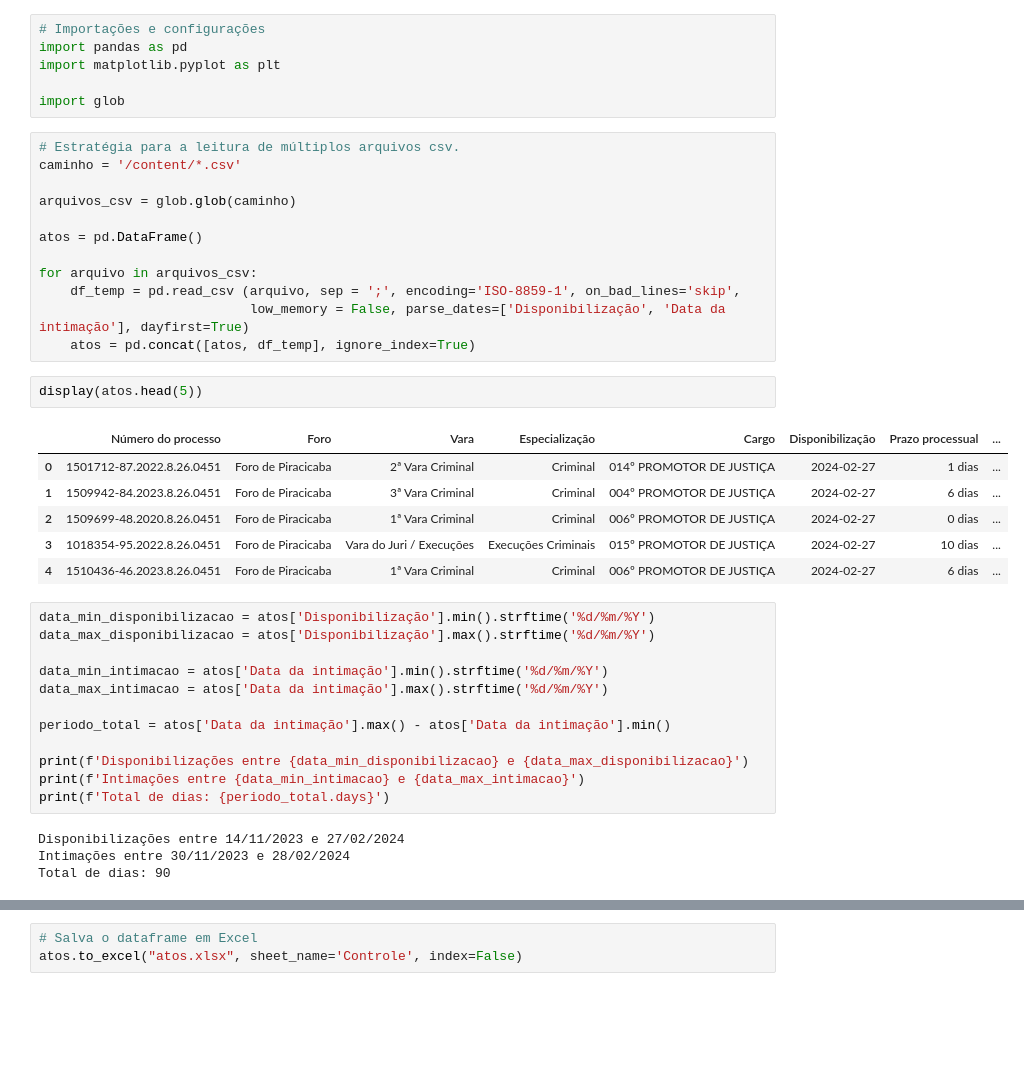
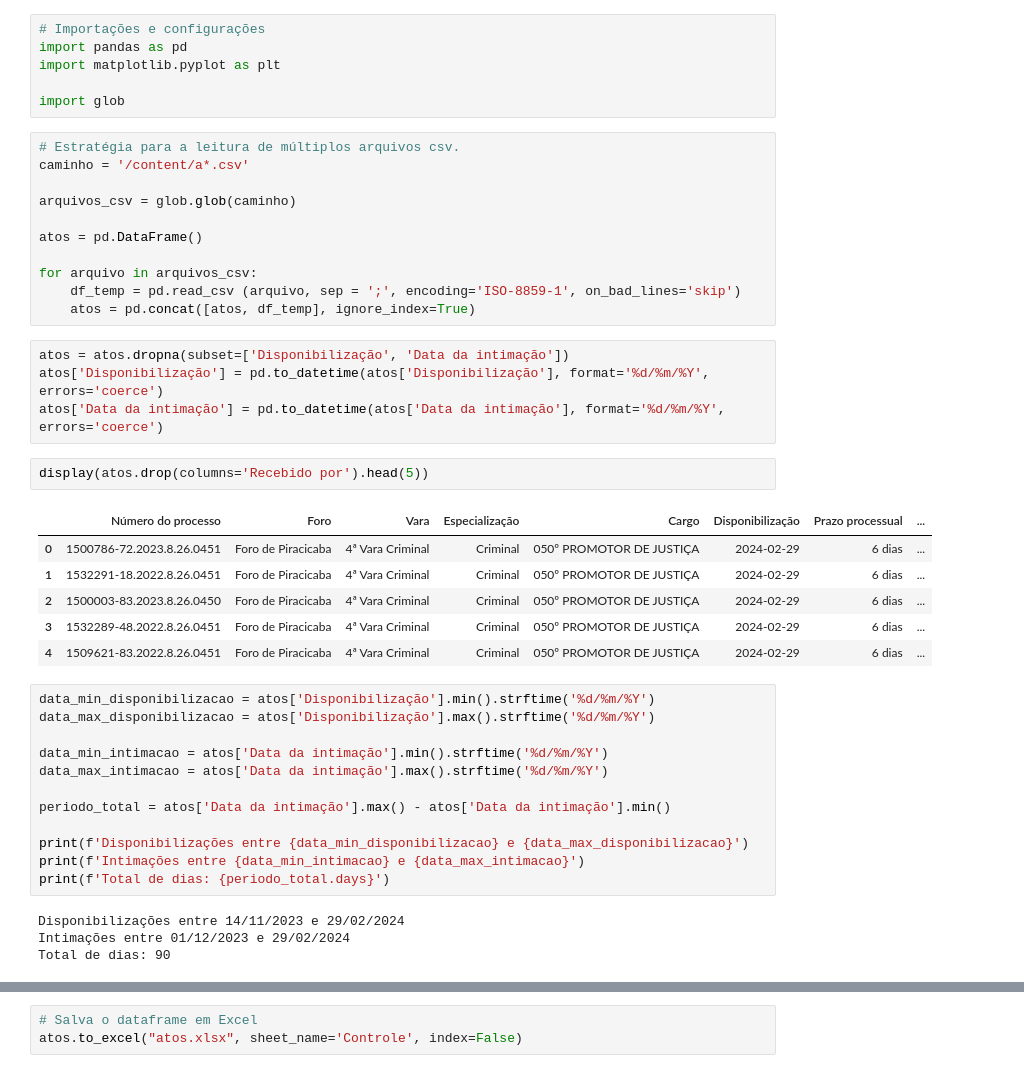
Before and after one commit to jespimentel/atos_cgmp, a Jupyter notebook: eSAJ_CGMP.ipynb, the cells around one changed output, grey strips where cells are left out. Saved outputs shown, nothing was run; the diff lists cells and outputs as text; blank space fills up the shorter version.

```diff
--- a/eSAJ_CGMP.ipynb
+++ b/eSAJ_CGMP.ipynb
@@ -18,25 +18,28 @@ import matplotlib.pyplot as plt
 import glob
 # %%
 # Estratégia para a leitura de múltiplos arquivos csv.
-caminho = '/content/*.csv'
+caminho = '/content/a*.csv'
 
 arquivos_csv = glob.glob(caminho)
 
 atos = pd.DataFrame()
 
 for arquivo in arquivos_csv:
-    df_temp = pd.read_csv (arquivo, sep = ';', encoding='ISO-8859-1', on_bad_lines='skip',
-                           low_memory = False, parse_dates=['Disponibilização', 'Data da intimação'], dayfirst=True)
+    df_temp = pd.read_csv (arquivo, sep = ';', encoding='ISO-8859-1', on_bad_lines='skip')
     atos = pd.concat([atos, df_temp], ignore_index=True)
+# %%
+atos = atos.dropna(subset=['Disponibilização', 'Data da intimação'])
+atos['Disponibilização'] = pd.to_datetime(atos['Disponibilização'], format='%d/%m/%Y', errors='coerce')
+atos['Data da intimação'] = pd.to_datetime(atos['Data da intimação'], format='%d/%m/%Y', errors='coerce')
 # %%
-display(atos.head(5))
+display(atos.drop(columns='Recebido por').head(5))
 # %% [output]
 |  | Número do processo | Foro | Vara | Especialização | Cargo | Disponibilização | Prazo processual | ... |
-| 0 | 1501712-87.2022.8.26.0451 | Foro de Piracicaba | 2ª Vara Criminal | Criminal | 014º PROMOTOR DE JUSTIÇA | 2024-02-27 | 1 dias | ... |
-| 1 | 1509942-84.2023.8.26.0451 | Foro de Piracicaba | 3ª Vara Criminal | Criminal | 004º PROMOTOR DE JUSTIÇA | 2024-02-27 | 6 dias | ... |
-| 2 | 1509699-48.2020.8.26.0451 | Foro de Piracicaba | 1ª Vara Criminal | Criminal | 006º PROMOTOR DE JUSTIÇA | 2024-02-27 | 0 dias | ... |
-| 3 | 1018354-95.2022.8.26.0451 | Foro de Piracicaba | Vara do Juri / Execuções | Execuções Criminais | 015º PROMOTOR DE JUSTIÇA | 2024-02-27 | 10 dias | ... |
-| 4 | 1510436-46.2023.8.26.0451 | Foro de Piracicaba | 1ª Vara Criminal | Criminal | 006º PROMOTOR DE JUSTIÇA | 2024-02-27 | 6 dias | ... |
+| 0 | 1500786-72.2023.8.26.0451 | Foro de Piracicaba | 4ª Vara Criminal | Criminal | 050º PROMOTOR DE JUSTIÇA | 2024-02-29 | 6 dias | ... |
+| 1 | 1532291-18.2022.8.26.0451 | Foro de Piracicaba | 4ª Vara Criminal | Criminal | 050º PROMOTOR DE JUSTIÇA | 2024-02-29 | 6 dias | ... |
+| 2 | 1500003-83.2023.8.26.0450 | Foro de Piracicaba | 4ª Vara Criminal | Criminal | 050º PROMOTOR DE JUSTIÇA | 2024-02-29 | 6 dias | ... |
+| 3 | 1532289-48.2022.8.26.0451 | Foro de Piracicaba | 4ª Vara Criminal | Criminal | 050º PROMOTOR DE JUSTIÇA | 2024-02-29 | 6 dias | ... |
+| 4 | 1509621-83.2022.8.26.0451 | Foro de Piracicaba | 4ª Vara Criminal | Criminal | 050º PROMOTOR DE JUSTIÇA | 2024-02-29 | 6 dias | ... |
 # %%
 data_min_disponibilizacao = atos['Disponibilização'].min().strftime('%d/%m/%Y')
 data_max_disponibilizacao = atos['Disponibilização'].max().strftime('%d/%m/%Y')
@@ -50,6 +53,6 @@ print(f'Disponibilizações entre {data_min_disponibilizacao} e {data_max_dispon
 print(f'Intimações entre {data_min_intimacao} e {data_max_intimacao}')
 print(f'Total de dias: {periodo_total.days}')
 # %% [output]
-Disponibilizações entre 14/11/2023 e 27/02/2024
-Intimações entre 30/11/2023 e 28/02/2024
+Disponibilizações entre 14/11/2023 e 29/02/2024
+Intimações entre 01/12/2023 e 29/02/2024
 Total de dias: 90
```
Also changed, not shown: parts of 17 cells of this notebook.
